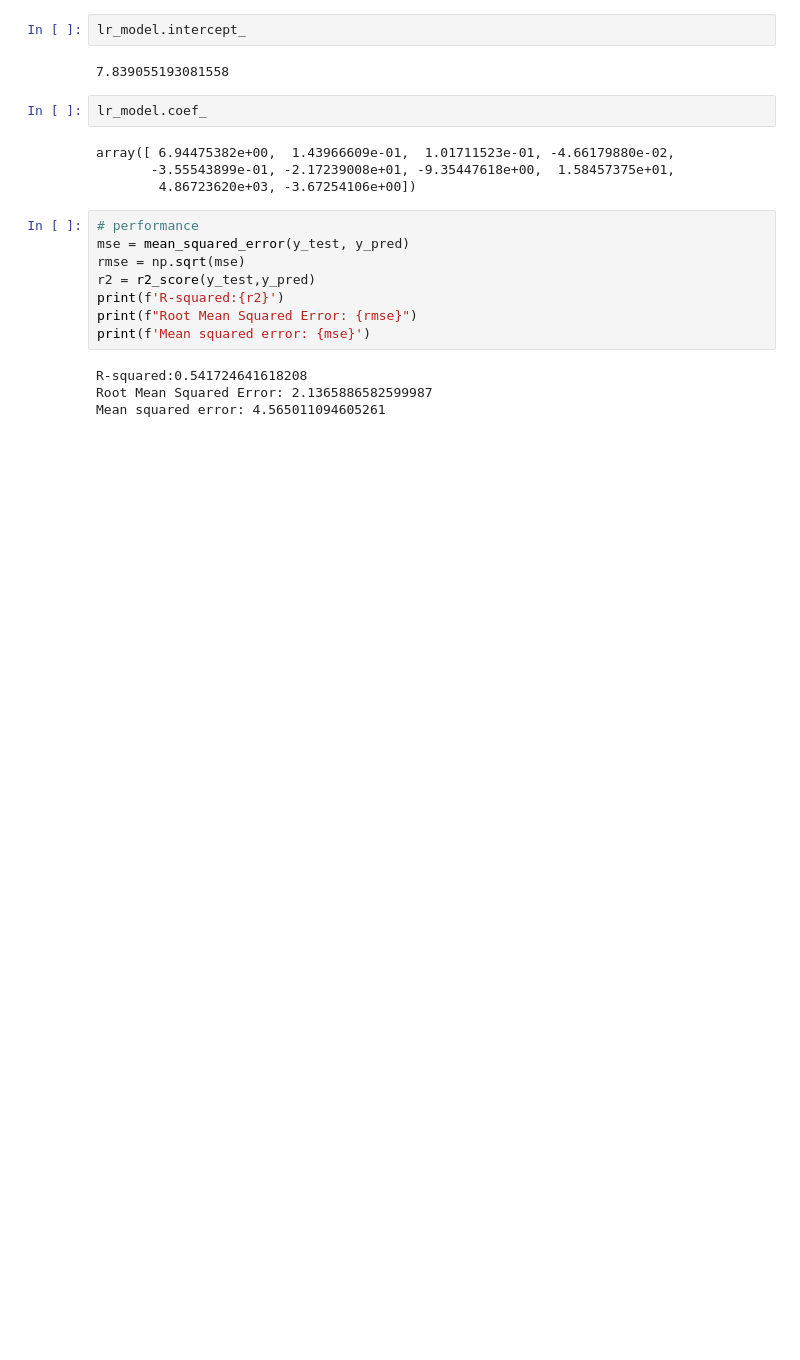
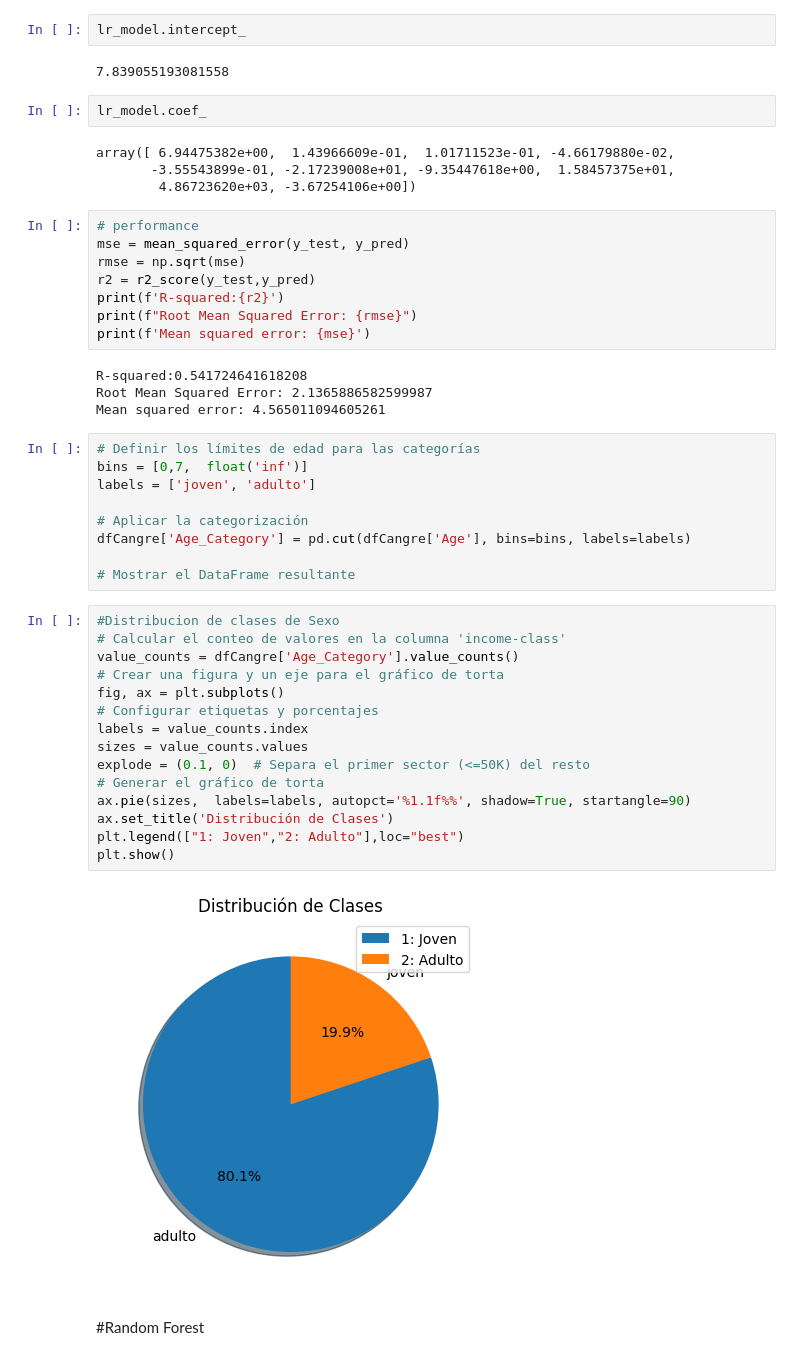
Before and after one commit to FranBe/cangrejos, a Jupyter notebook: Cangrejos2.ipynb, the cells around one changed output. Saved outputs shown, nothing was run; the diff lists cells and outputs as text; blank space fills up the shorter version.

```diff
--- a/Cangrejos2.ipynb
+++ b/Cangrejos2.ipynb
@@ -555,3 +533,31 @@ print(f'Mean squared error: {mse}')
 R-squared:0.541724641618208
 Root Mean Squared Error: 2.1365886582599987
 Mean squared error: 4.565011094605261
+# %%
+# Definir los límites de edad para las categorías
+bins = [0,7,  float('inf')]
+labels = ['joven', 'adulto']
+
+# Aplicar la categorización
+dfCangre['Age_Category'] = pd.cut(dfCangre['Age'], bins=bins, labels=labels)
+
+# Mostrar el DataFrame resultante
+# %%
+#Distribucion de clases de Sexo
+# Calcular el conteo de valores en la columna 'income-class'
+value_counts = dfCangre['Age_Category'].value_counts()
+# Crear una figura y un eje para el gráfico de torta
+fig, ax = plt.subplots()
+# Configurar etiquetas y porcentajes
+labels = value_counts.index
+sizes = value_counts.values
+explode = (0.1, 0)  # Separa el primer sector (<=50K) del resto
+# Generar el gráfico de torta
+ax.pie(sizes,  labels=labels, autopct='%1.1f%%', shadow=True, startangle=90)
+ax.set_title('Distribución de Clases')
+plt.legend(["1: Joven","2: Adulto"],loc="best")
+plt.show()
+# %% [output]
+[figure, added]
+# %% [markdown]
+#Random Forest
```
Also changed, not shown: parts of 11 cells of this notebook.
